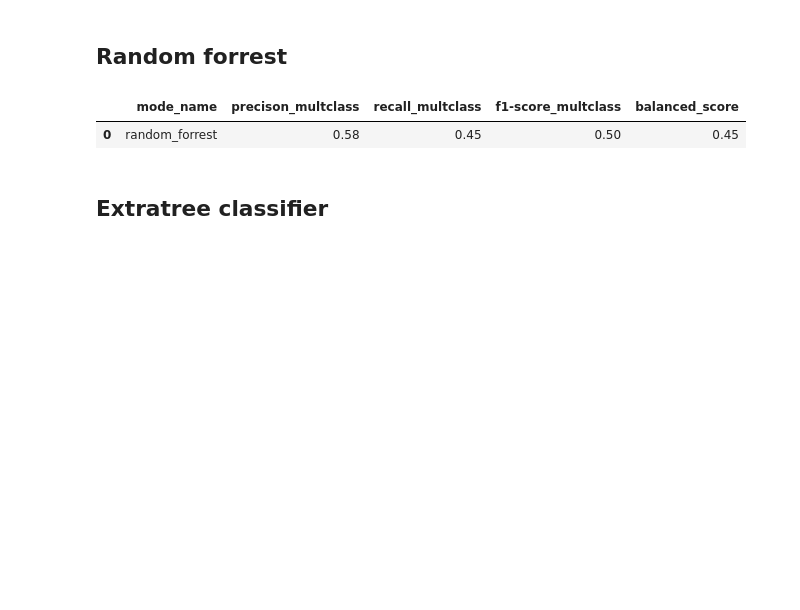
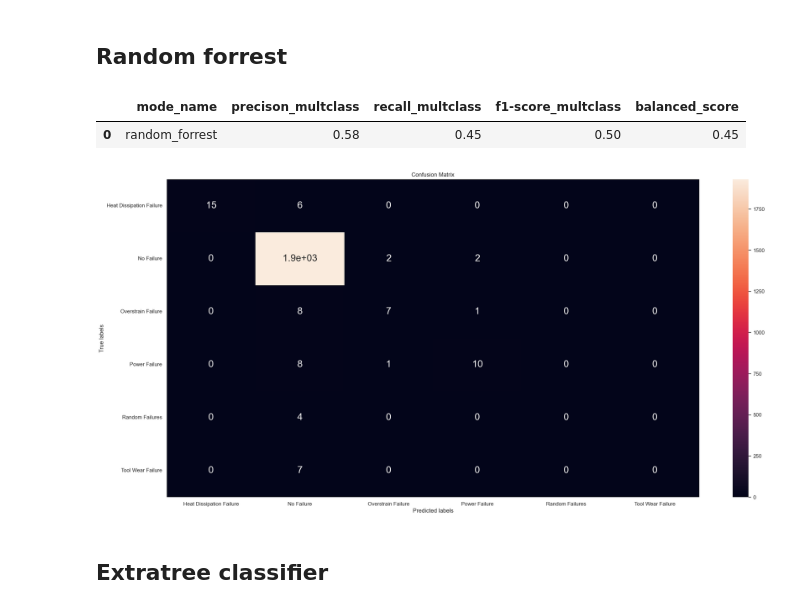
Before and after one commit to lavinomenezes/desafio_indicium, a Jupyter notebook: notebooks/desafio_indicium_lm_v06_machile_learning.ipynb, the cells around one changed output. Cells and saved outputs as stored; diff of their text form; code cells hidden in the pictures; blank space fills up the shorter version.

```diff
--- a/notebooks/desafio_indicium_lm_v06_machile_learning.ipynb
+++ b/notebooks/desafio_indicium_lm_v06_machile_learning.ipynb
@@ -188,6 +189,11 @@ rf_metrics
 # %% [output]
 |  | mode_name | precison_multclass | recall_multclass | f1-score_multclass | balanced_score |
 | 0 | random_forrest | 0.58 | 0.45 | 0.50 | 0.45 |
+# %%
+#confusion matrix
+confusion_m(y_val,yhat_rf)
+# %% [output]
+[figure, added]
 # %% [markdown]
 ## Extratree classifier
 # %%
```
Also changed, not shown: parts of 29 cells of this notebook.
